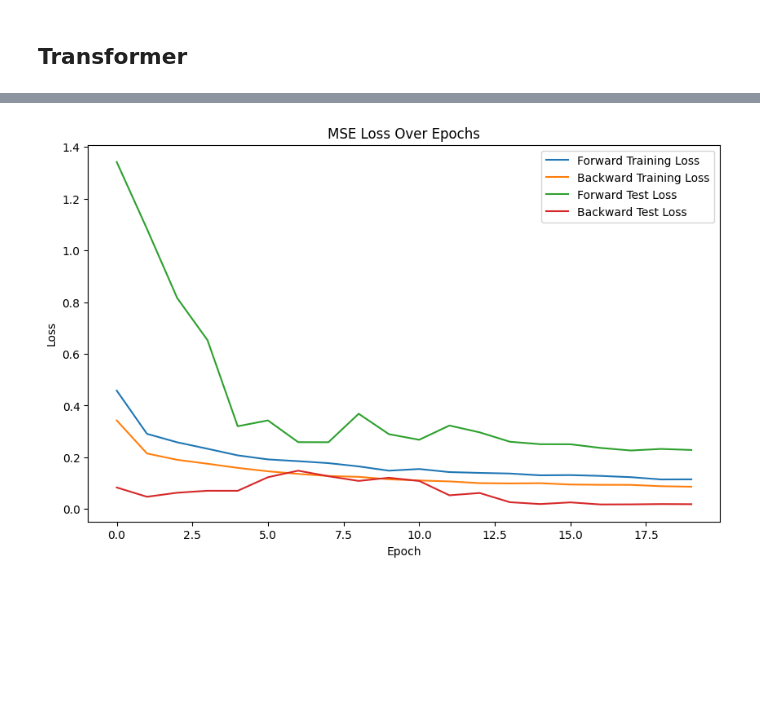
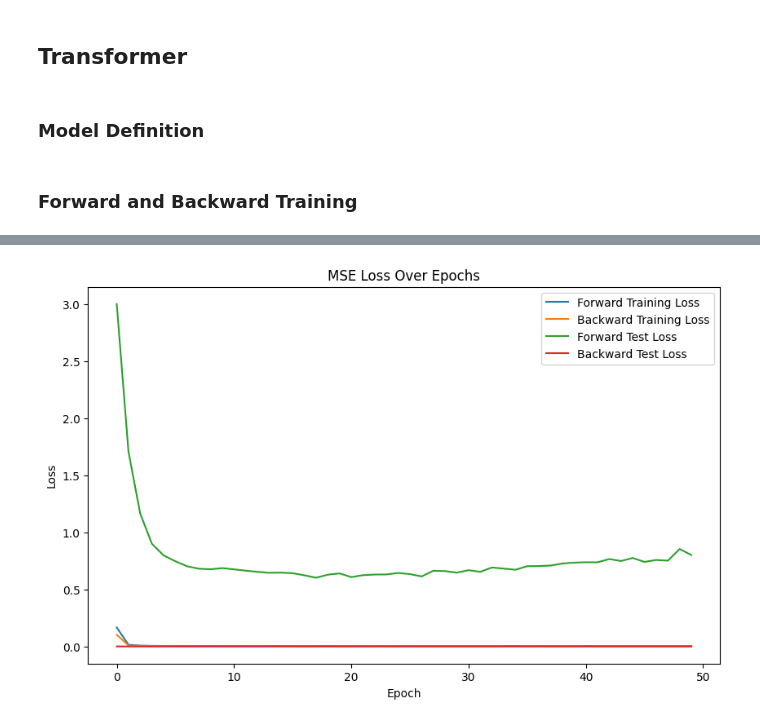
Before and after one commit to ChrisGuarino/PastPredict, a Jupyter notebook: chris/experiment_1.ipynb, the cells around one changed output, grey strips where cells are left out. Cells and saved outputs as stored; diff of their text form; code cells hidden in the pictures; blank space fills up the shorter version.

```diff
--- a/chris/experiment_1.ipynb
+++ b/chris/experiment_1.ipynb
@@ -6,7 +6,7 @@ from pandas_datareader import data as pdr
 import yfinance as yf
 yf.pdr_override()
 
-df = pdr.get_data_yahoo("IBM", start="1974-01-01", end="2024-01-01")
+df = pdr.get_data_yahoo("IBM")
 # %% [output]
 [*********************100%%**********************]  1 of 1 completed
 # %%
@@ -58,7 +74,7 @@ X_test_bkwd_scaled = scaler_bkwd.transform(X_test_bkwd)
 # %%
 # Create sequences for training data
 seq_length = 5
-prediction_length = 365
+prediction_length = 7
 X_train_fwd_seq, y_train_fwd_seq = create_sequences(X_train_fwd_scaled, seq_length, prediction_length)
 X_train_bkwd_seq, y_train_bkwd_seq = create_sequences(X_train_bkwd_scaled, seq_length, prediction_length)
 
@@ -230,6 +248,8 @@ Epoch [20/20], Test Loss: 0.0259
 So I have run this forward and backward at a number of different forecasting intervals (1 day, 1 week, 1 month, and 90 days). Although as I increase the distance of prediction the Loss does seem to increase, going forward and backward don't seem to indicate any difference in convergence rates.
 # %% [markdown]
 ## Transformer
+# %% [markdown]
+### Model Definition
 # %%
 import torch
 import torch.nn as nn
@@ -285,6 +305,7 @@ nhead = 2
 nhid = 64
 nlayers = 2
 dropout = 0.2
+num_epochs = 50
 
 model = TransformerModel(input_size, nhead, nhid, nlayers, dropout).to(torch.device("cuda" if torch.cuda.is_available() else "cpu"))
 # %%
@@ -292,7 +313,7 @@ import torch
 import torch.nn as nn
 import torch.optim as optim
 
-def train_model(model, train_loader, test_loader, num_epochs=10):
+def train_model(model, train_loader, test_loader, num_epochs):
     model.to(device)
     criterion = nn.MSELoss()
     optimizer = optim.Adam(model.parameters(), lr=0.001)
@@ -336,14 +357,16 @@ def train_model(model, train_loader, test_loader, num_epochs=10):
 def reset_weights(m):
     if isinstance(m, nn.Linear):
         m.reset_parameters()
+# %% [markdown]
+### Forward and Backward Training
 # %%
 import matplotlib.pyplot as plt
 
 # Assuming train_model has been called and returned loss values for both forward and backward training
 model.apply(reset_weights)  # Reset model weights
-loss_values_fwd_train, loss_values_fwd_test = train_model(model, train_loader_fwd, test_loader_fwd, num_epochs=20)
+loss_values_fwd_train, loss_values_fwd_test = train_model(model, train_loader_fwd, test_loader_fwd, num_epochs)
 model.apply(reset_weights)  # Reset model weights
-loss_values_bkwd_train, loss_values_bkwd_test = train_model(model, train_loader_bkwd, test_loader_bkwd, num_epochs=20)
+loss_values_bkwd_train, loss_values_bkwd_test = train_model(model, train_loader_bkwd, test_loader_bkwd, num_epochs)
 
 # Plotting
 plt.figure(figsize=(10, 6))
@@ -377 +400 @@ Epoch [20/20]: Train Loss: 0.0861, Test Loss: 0.0186
-[figure, old version]
+[figure, new version]
```
Also changed, not shown: parts of 4 cells of this notebook.
